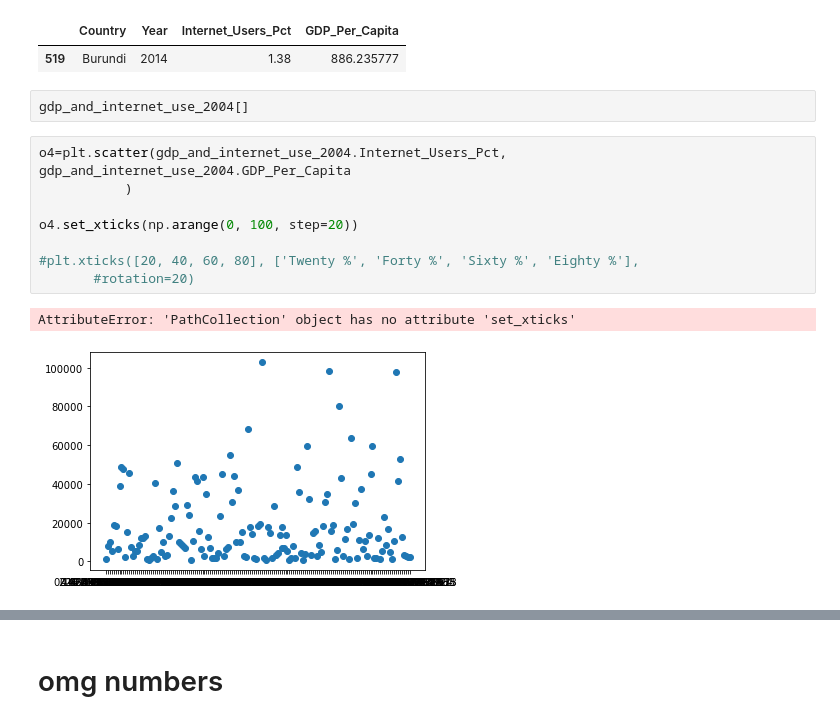
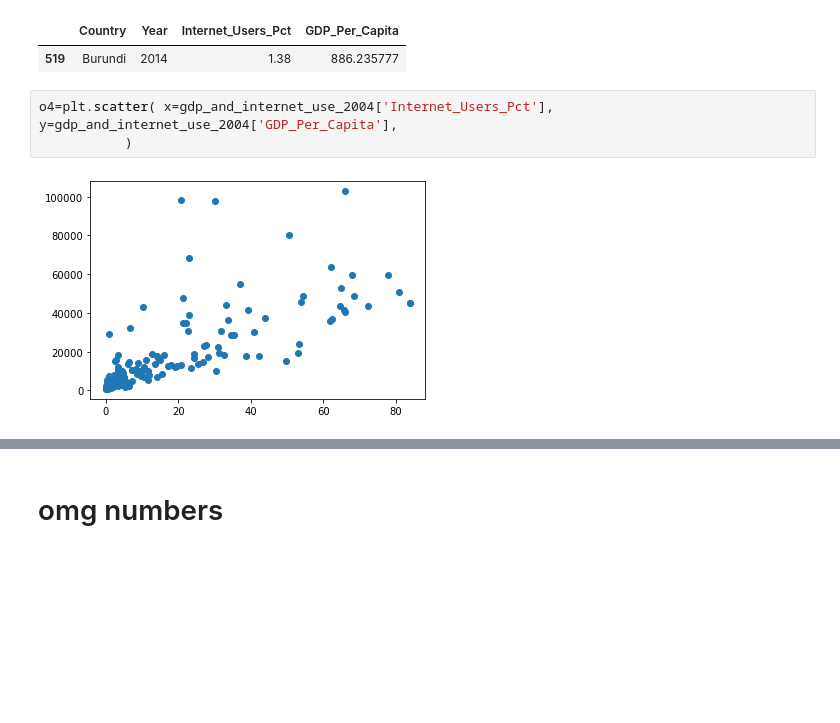
Before and after one commit to TheRealIanGray/gdp-and-internet-usage-TheRealIanGray, a Jupyter notebook: First Python Project.ipynb, the cells around one changed output, grey strips where cells are left out. Cells and saved outputs as stored; diff of their text form; blank space fills up the shorter version.

```diff
--- a/First Python Project.ipynb
+++ b/First Python Project.ipynb
@@ -211,19 +209,11 @@ gdp_and_internet_use_2014[gdp_and_internet_use_2014['GDP_Per_Capita']==gdp_and_i
 # %% [output]
 |  | Country | Year | Internet_Users_Pct | GDP_Per_Capita |
 | 519 | Burundi | 2014 | 1.38 | 886.235777 |
-# %%
-gdp_and_internet_use_2004[]
-# %%
-o4=plt.scatter(gdp_and_internet_use_2004.Internet_Users_Pct, gdp_and_internet_use_2004.GDP_Per_Capita
-           )
-
-o4.set_xticks(np.arange(0, 100, step=20))
-
-#plt.xticks([20, 40, 60, 80], ['Twenty %', 'Forty %', 'Sixty %', 'Eighty %'],
-       #rotation=20)
-# %% [output]
-AttributeError: 'PathCollection' object has no attribute 'set_xticks'
-[figure, removed]
+# %%
+o4=plt.scatter( x=gdp_and_internet_use_2004['Internet_Users_Pct'], y=gdp_and_internet_use_2004['GDP_Per_Capita'],
+           )
+# %% [output]
+[figure, added]
 # %%
 o9=plt.scatter(gdp_and_internet_use_2009.Internet_Users_Pct, gdp_and_internet_use_2009.GDP_Per_Capita
            )
```
Also changed, not shown: parts of 22 cells of this notebook, 1 other file.
